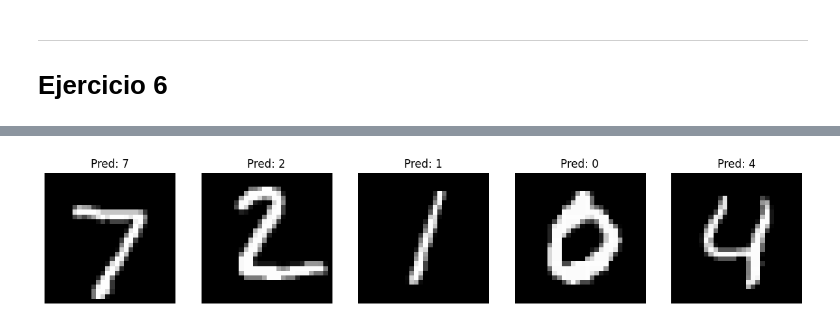
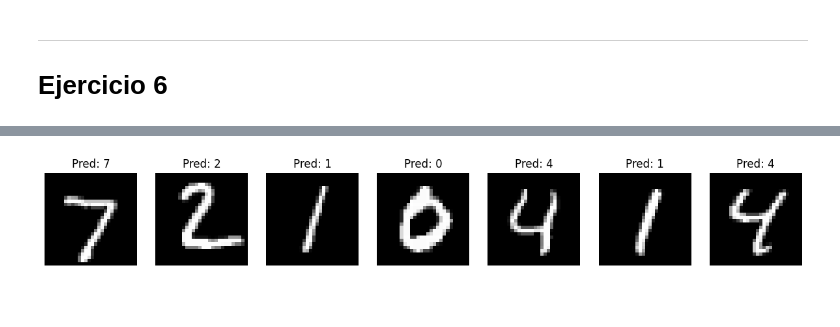
Before and after one commit to Milidoni0cris/Redes-Neuronales, a Jupyter notebook: TP2/TP2.ipynb, the cells around one changed output, grey strips where cells are left out. Cells and saved outputs as stored; diff of their text form; code cells hidden in the pictures; blank space fills up the shorter version.

```diff
--- a/TP2/TP2.ipynb
+++ b/TP2/TP2.ipynb
@@ -1042,14 +1040,17 @@ import numpy as np
 class SimpleMLP(nn.Module):
     def __init__(self):
         super().__init__()
-        self.fc1 = nn.Linear(28*28, 64)  # Capa oculta con 64 neuronas
-        self.fc2 = nn.Linear(64, 10)     # Salida de 10 clases
+        self.fc1 = nn.Linear(28*28, 10)  # Capa oculta con 64 neuronas
 
     def forward(self, x):
         x = torch.flatten(x, 1)         # Aplanar las imágenes
-        x = F.relu(self.fc1(x))
-        x = self.fc2(x)                 # Sin softmax
+        x = self.fc1(x)
+
         return x
+# Hiperparámetros
+batch_size = 32
+learning_rate = 0.001
+n_epochs = 15
 
 # Modelo, pérdida y optimizador
 model = SimpleMLP().to('cpu')
@@ -1075,7 +1076,7 @@ for epoch in range(n_epochs):
 model.eval()
 correct = 0
 total = 0
-fig, axes = plt.subplots(1, 5, figsize=(15, 5))  # Gráfico para mostrar 5 imágene
+fig, axes = plt.subplots(1, 7, figsize=(15, 5))  # Gráfico para mostrar 5 imágene
 with torch.no_grad():
     for i in range(0, len(test_data), batch_size):
         x_batch = test_data[i:i+batch_size]
@@ -1088,7 +1089,7 @@ with torch.no_grad():
 
         # Visualizar 5 imágenes y sus salidas
         if i == 0:  # Mostrar solo las primeras 5 imágenes del primer batch
-            for j in range(5):
+            for j in range(7):
                 ax = axes[j]
                 ax.imshow(x_batch[j].squeeze(), cmap='gray')
                 ax.set_title(f'Pred: {predicted[j].item()}')
@@ -1106 +1117 @@ Precisión en el conjunto de prueba: 96.90%
-[figure, old version]
+[figure, new version]
```
Also changed, not shown: parts of 18 cells of this notebook, 22 other files.
